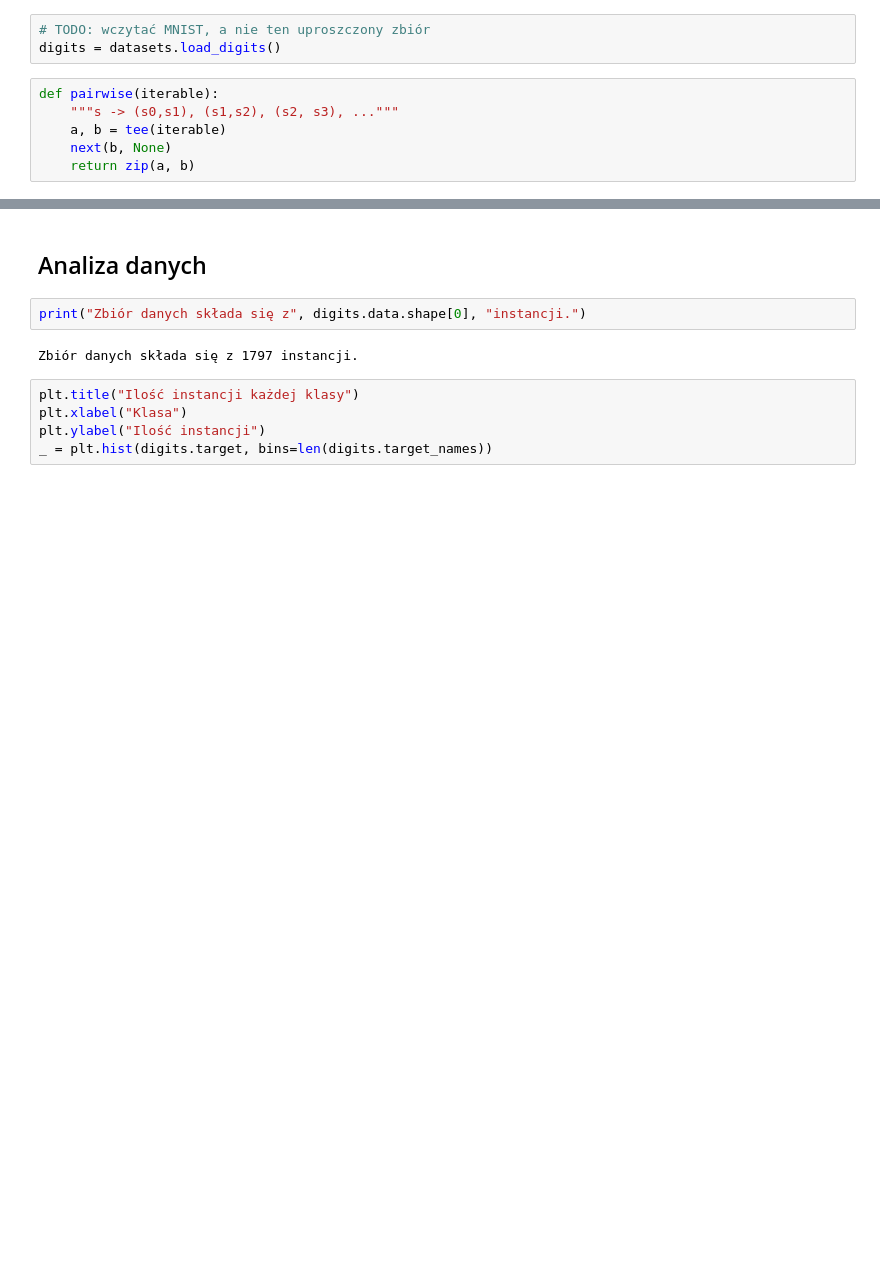
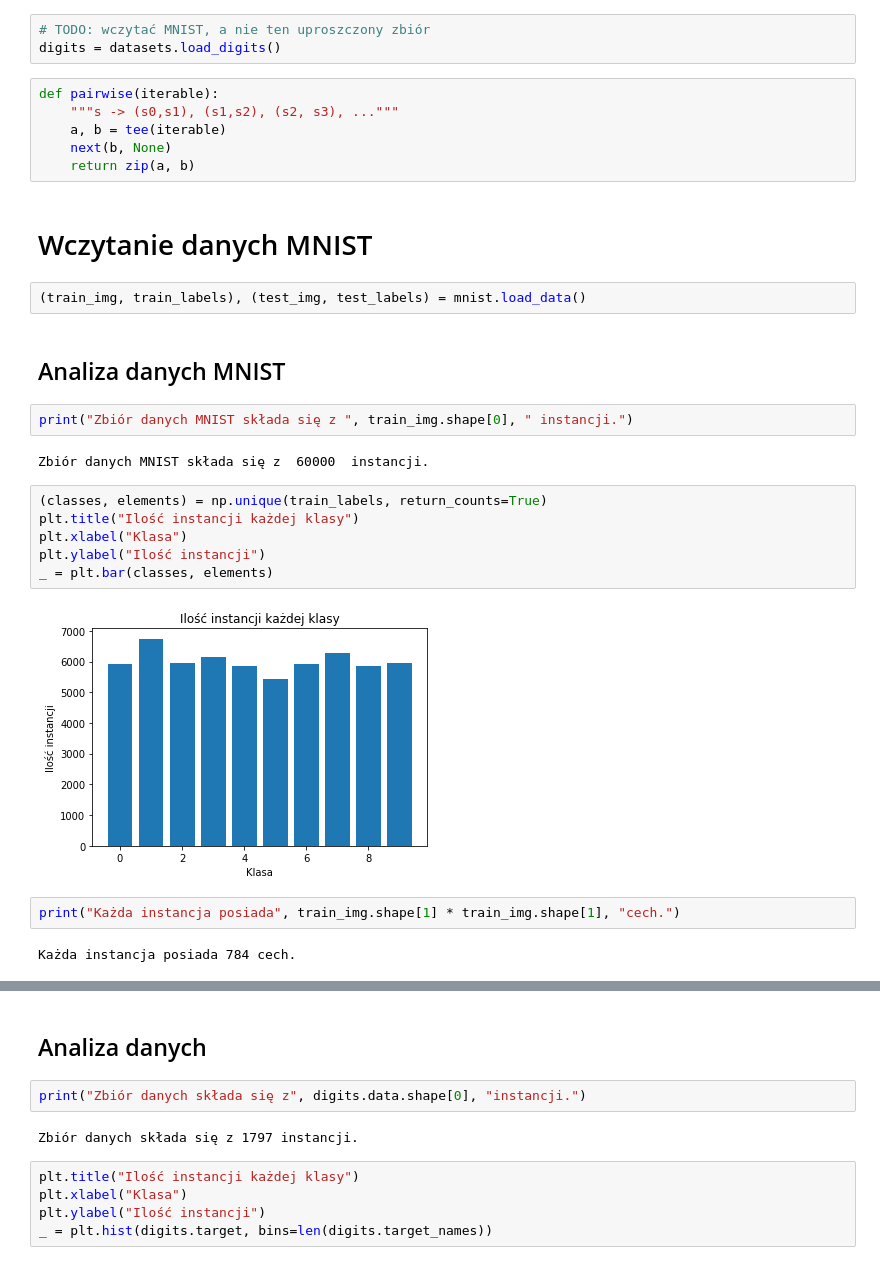
Before and after one commit to wojtasRobert/PSZT-19L, a Jupyter notebook: main.ipynb, the cells around one changed output, grey strips where cells are left out. Cells and saved outputs as stored; diff of their text form; blank space fills up the shorter version.

```diff
--- a/main.ipynb
+++ b/main.ipynb
@@ -22,3 +36,25 @@ def pairwise(iterable):
     a, b = tee(iterable)
     next(b, None)
     return zip(a, b)
+# %% [markdown]
+# Wczytanie danych MNIST
+# %%
+(train_img, train_labels), (test_img, test_labels) = mnist.load_data()
+# %% [markdown]
+## Analiza danych MNIST
+# %%
+print("Zbiór danych MNIST składa się z ", train_img.shape[0], " instancji.")
+# %% [output]
+Zbiór danych MNIST składa się z  60000  instancji.
+# %%
+(classes, elements) = np.unique(train_labels, return_counts=True)
+plt.title("Ilość instancji każdej klasy")
+plt.xlabel("Klasa")
+plt.ylabel("Ilość instancji")
+_ = plt.bar(classes, elements)
+# %% [output]
+[figure, added]
+# %%
+print("Każda instancja posiada", train_img.shape[1] * train_img.shape[1], "cech.")
+# %% [output]
+Każda instancja posiada 784 cech.
```
Also changed, not shown: parts of 23 cells of this notebook.
